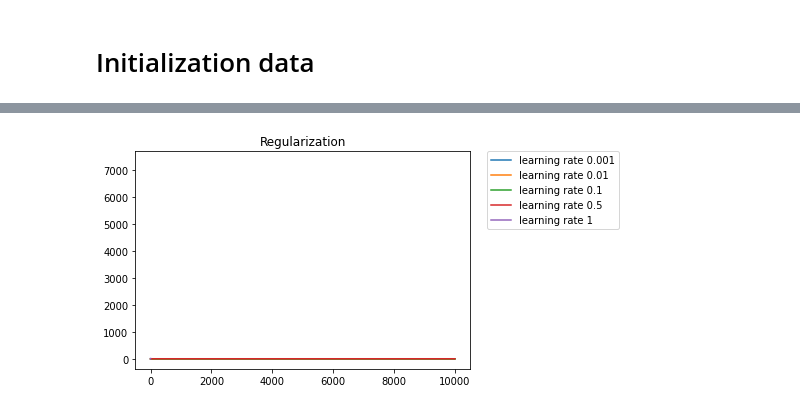
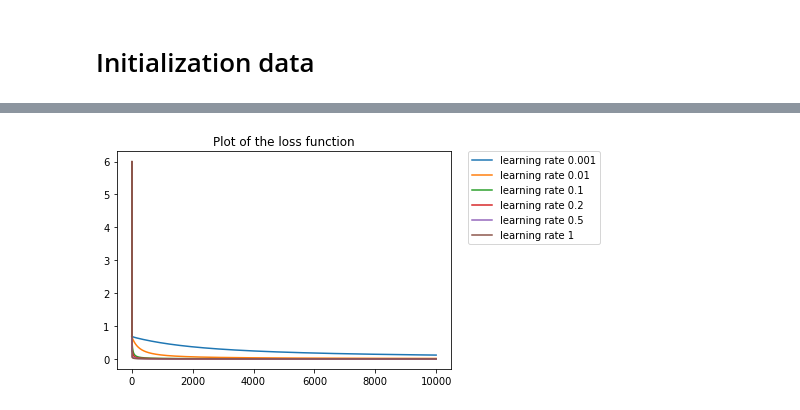
Before and after one commit to dacquaviva/Deep-learning-University-Assignments, a Jupyter notebook: Assignment1.ipynb, the cells around one changed output, grey strips where cells are left out. Drawn from its saved outputs; the diff is of its cells as text; code cells hidden in the pictures.

Commit message:
changed input of function

```diff
--- a/Assignment1.ipynb
+++ b/Assignment1.ipynb
@@ -67,7 +68,9 @@ def gradient_descent(W, X, Y, learning_rate, lambd=0):
   N = X.shape[0]
   z = X.dot(W.T)
   Y_hat = sigmoid(z)
-  grad = (1/N)*(np.dot(X.T, (Y_hat-Y))) + (lambd)*(W.T)
+  der_weights = W
+  der_weights[:,0]= np.zeros(W.shape[0])
+  grad = (1/N)*(np.dot(X.T, (Y_hat-Y))) + (lambd)*der_weights.T
   W = W - learning_rate*grad.T
 
   return W
@@ -111,31 +79,30 @@ combination_fetures(0,2)
-# %%
-data  = data.replace('Iris-versicolor', 1)
-data = data.replace('Iris-setosa', 0)
-X= data.iloc[0:100, [0,2]].values
-Y = data.iloc[0:100, 4].values
-Y = (Y.reshape(100, 1))
-Y= Y.astype(np.float64)
-np.random.seed(0)
-W= np.random.normal(loc= 0.0, scale= 0.01, size=(1, 3))
-X0 = np.ones((100,1))
-X = np.concatenate((X0, X), axis = 1)
-learning_rate = [0.001,0.01,0.1,0.5,1]
-iterations = 10000
-lambd = 2
-ax_reg = plt.subplot()
-
-for learning in learning_rate:
-  loss_reg = []
-  np.random.seed(0)
-  W= np.random.normal(loc= 0.0, scale= 0.01, size=(1, 3))
-  for i in range(iterations):
-
-    #With Regularization
-    W = gradient_descent(W, X, Y, learning, lambd)
-    loss_reg.append(float(loss_function(W, X, Y, lambd)))
-
-  plt.title("Regularization")
-  ax_reg.plot(np.arange(iterations),loss_reg, label = "learning rate " + str(learning))
-  ax_reg.legend(bbox_to_anchor=(1.05, 1), loc='upper left', borderaxespad=0.)
-# %% [output]
-[figure, removed]
+# %%
+def combination_features(X, Y, features, lambd=0): #features should be a list with the indexes of the features we want
+  X = X[:,features]
+  X0 = np.ones((X.shape[0],1))
+  X = np.concatenate((X0, X), axis = 1)
+  learning_rates = [0.001,0.01,0.1, 0.2, 0.5, 1]
+  iterations = 10000
+
+  ax_without_reg = plt.subplot()
+
+  for learning in learning_rates:
+    loss = []
+    np.random.seed(0)
+    W= np.random.normal(loc= 0.0, scale= 0.01, size=(1, X.shape[1]))
+    for i in range(iterations):
+      loss.append(float(loss_function(W, X, Y, lambd)))
+      W = gradient_descent(W, X, Y, learning, lambd)
+
+
+    plt.title("Plot of the loss function")
+    ax_without_reg.plot(np.arange(iterations),loss, label = "learning rate " + str(learning))
+    ax_without_reg.legend(bbox_to_anchor=(1.05, 1), loc='upper left', borderaxespad=0.)
+# %%
+X= data.iloc[0:100,:-1 ].values
+Y = data.iloc[0:100, -1].values
+Y = (Y.reshape(100, 1))
+Y= Y.astype(np.float64)
+combination_features(X, Y, [0, 2])
+# %% [output]
+[figure, added]
```
Also changed, not shown: parts of 15 cells of this notebook, 1 other file.
